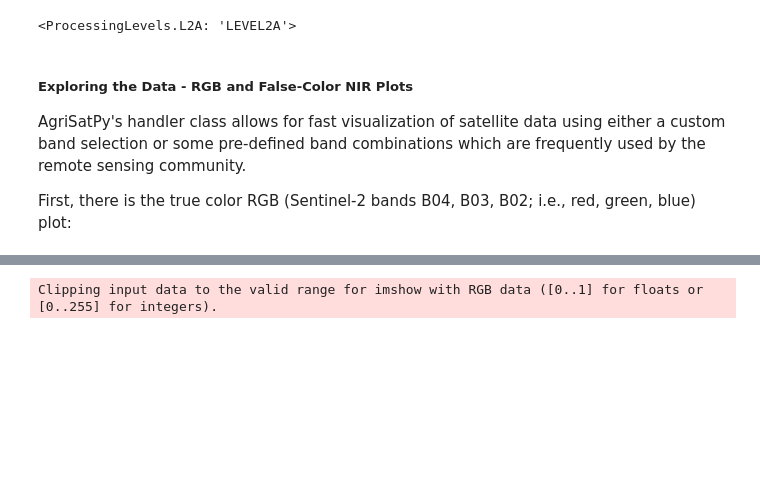
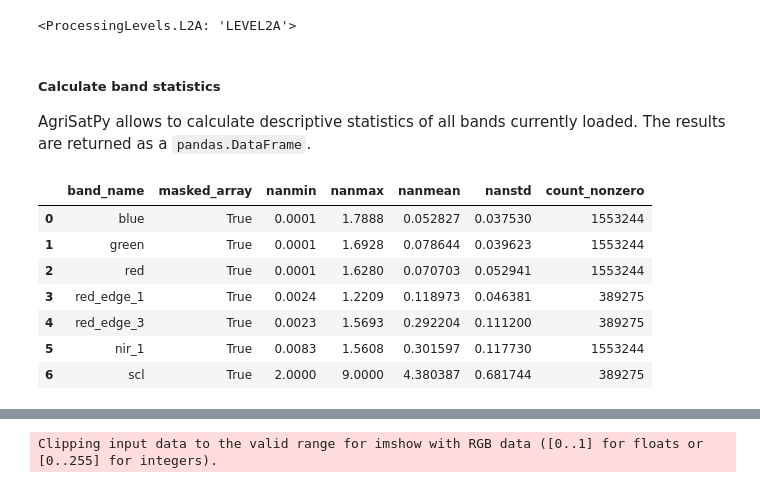
Before and after one commit to EOA-team/AgriSatPy, a Jupyter notebook: tutorial/sentinel2_data_handling.ipynb, the cells around one changed output, grey strips where cells are left out. Saved outputs shown, nothing was run; the diff lists cells and outputs as text; code cells hidden in the pictures; blank space fills up the shorter version.

```diff
--- a/tutorial/sentinel2_data_handling.ipynb
+++ b/tutorial/sentinel2_data_handling.ipynb
@@ -156,8 +160,18 @@ handler.scene_properties.get('processing_level')
 # %% [output]
 <ProcessingLevels.L2A: 'LEVEL2A'>
 # %% [markdown]
-##### Exploring the Data - RGB and False-Color NIR Plots
+##### Calculate band statistics
 
-AgriSatPy's handler class allows for fast visualization of satellite data using either a custom band selection or some pre-defined band combinations which are frequently used by the remote sensing community.
-
-First, there is the true color RGB (Sentinel-2 bands B04, B03, B02; i.e., red, green, blue) plot:
+AgriSatPy allows to calculate descriptive statistics of all bands currently loaded. The results are returned as a `pandas.DataFrame`.
+# %%
+band_stats = handler.get_band_summaries()
+band_stats
+# %% [output]
+|  | band_name | masked_array | nanmin | nanmax | nanmean | nanstd | count_nonzero |
+| 0 | blue | True | 0.0001 | 1.7888 | 0.052827 | 0.037530 | 1553244 |
+| 1 | green | True | 0.0001 | 1.6928 | 0.078644 | 0.039623 | 1553244 |
+| 2 | red | True | 0.0001 | 1.6280 | 0.070703 | 0.052941 | 1553244 |
+| 3 | red_edge_1 | True | 0.0024 | 1.2209 | 0.118973 | 0.046381 | 389275 |
+| 4 | red_edge_3 | True | 0.0023 | 1.5693 | 0.292204 | 0.111200 | 389275 |
+| 5 | nir_1 | True | 0.0083 | 1.5608 | 0.301597 | 0.117730 | 1553244 |
+| 6 | scl | True | 2.0000 | 9.0000 | 4.380387 | 0.681744 | 389275 |
```
Also changed, not shown: parts of 9 cells of this notebook, 7 other files.
